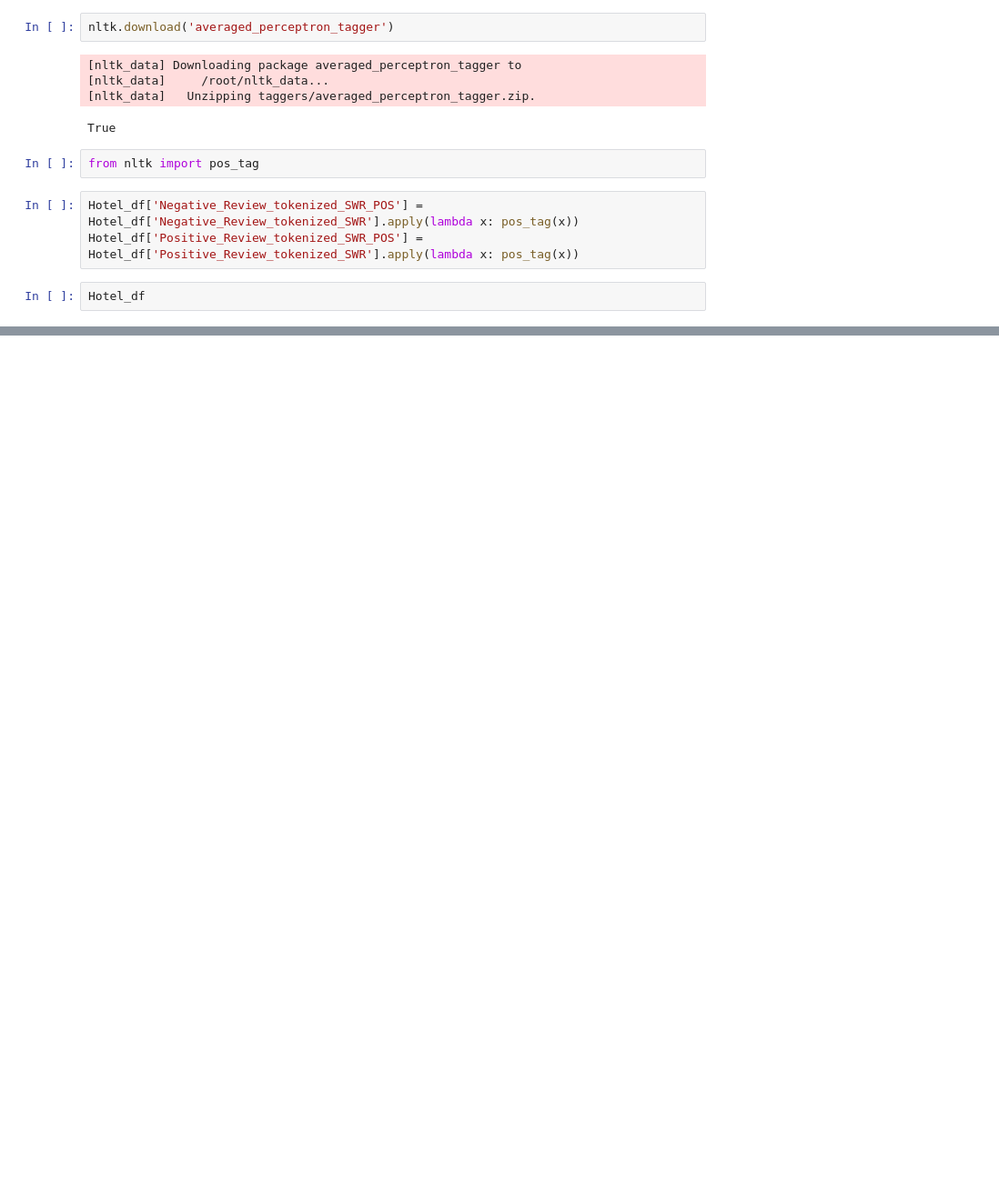
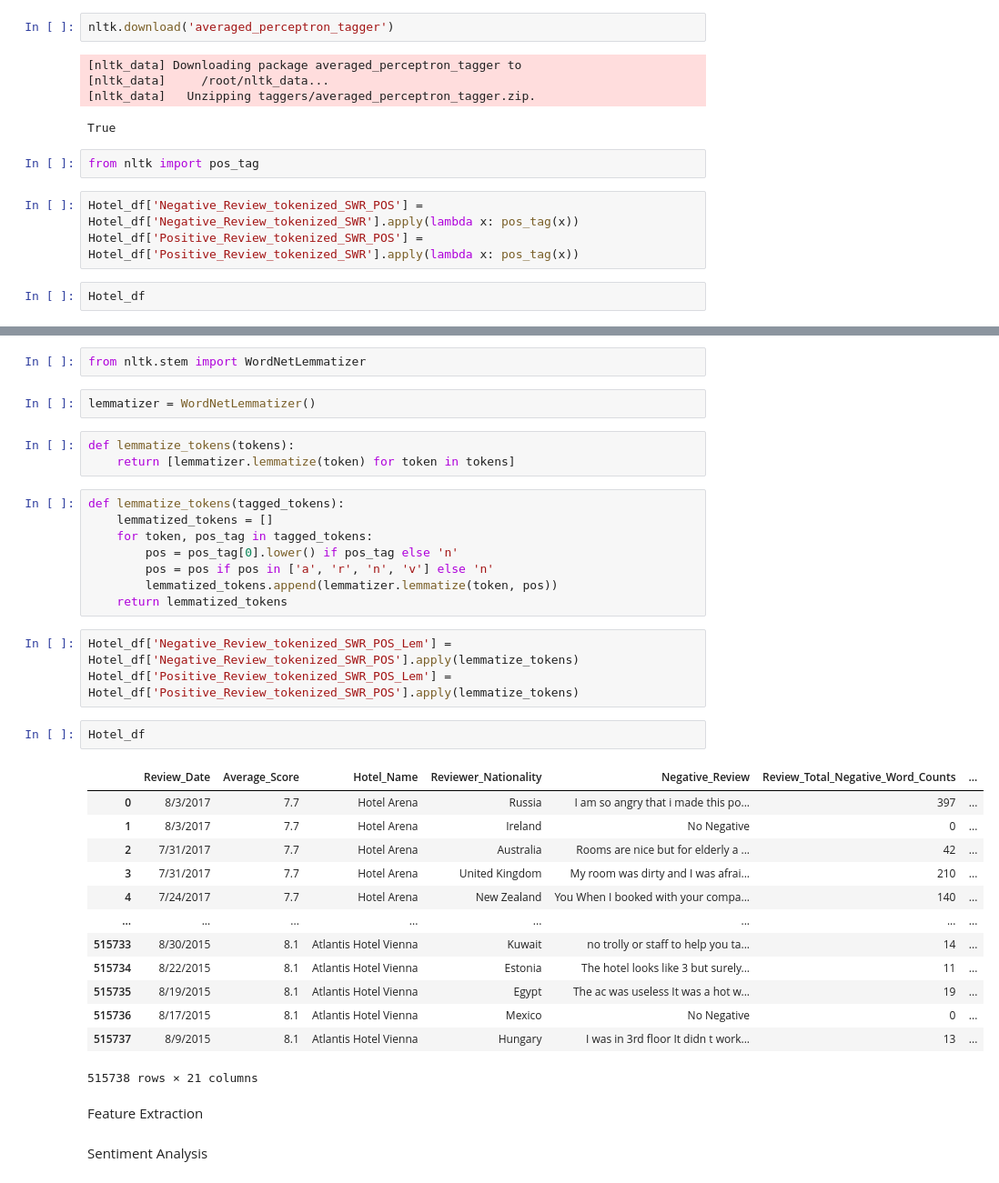
Before and after one commit to BIM-Master/Hotel-Reviews, a Jupyter notebook: Hotel_reviews.ipynb, the cells around one changed output, grey strips where cells are left out. Shown at 91% size. Cells and saved outputs as stored; diff of their text form; blank space fills up the shorter version.

```diff
--- a/Hotel_reviews.ipynb
+++ b/Hotel_reviews.ipynb
@@ -69,0 +126,38 @@ Hotel_df
+# %%
+from nltk.stem import WordNetLemmatizer
+# %%
+lemmatizer = WordNetLemmatizer()
+# %%
+def lemmatize_tokens(tokens):
+    return [lemmatizer.lemmatize(token) for token in tokens]
+# %%
+def lemmatize_tokens(tagged_tokens):
+    lemmatized_tokens = []
+    for token, pos_tag in tagged_tokens:
+        pos = pos_tag[0].lower() if pos_tag else 'n'
+        pos = pos if pos in ['a', 'r', 'n', 'v'] else 'n'
+        lemmatized_tokens.append(lemmatizer.lemmatize(token, pos))
+    return lemmatized_tokens
+# %%
+Hotel_df['Negative_Review_tokenized_SWR_POS_Lem'] = Hotel_df['Negative_Review_tokenized_SWR_POS'].apply(lemmatize_tokens)
+Hotel_df['Positive_Review_tokenized_SWR_POS_Lem'] = Hotel_df['Positive_Review_tokenized_SWR_POS'].apply(lemmatize_tokens)
+# %%
+Hotel_df
+# %% [output]
+|  | Review_Date | Average_Score | Hotel_Name | Reviewer_Nationality | Negative_Review | Review_Total_Negative_Word_Counts | ... |
+| 0 | 8/3/2017 | 7.7 | Hotel Arena | Russia | I am so angry that i made this po... | 397 | ... |
+| 1 | 8/3/2017 | 7.7 | Hotel Arena | Ireland | No Negative | 0 | ... |
+| 2 | 7/31/2017 | 7.7 | Hotel Arena | Australia | Rooms are nice but for elderly a ... | 42 | ... |
+| 3 | 7/31/2017 | 7.7 | Hotel Arena | United Kingdom | My room was dirty and I was afrai... | 210 | ... |
+| 4 | 7/24/2017 | 7.7 | Hotel Arena | New Zealand | You When I booked with your compa... | 140 | ... |
+| ... | ... | ... | ... | ... | ... | ... | ... |
+| 515733 | 8/30/2015 | 8.1 | Atlantis Hotel Vienna | Kuwait | no trolly or staff to help you ta... | 14 | ... |
+| 515734 | 8/22/2015 | 8.1 | Atlantis Hotel Vienna | Estonia | The hotel looks like 3 but surely... | 11 | ... |
+| 515735 | 8/19/2015 | 8.1 | Atlantis Hotel Vienna | Egypt | The ac was useless It was a hot w... | 19 | ... |
+| 515736 | 8/17/2015 | 8.1 | Atlantis Hotel Vienna | Mexico | No Negative | 0 | ... |
+| 515737 | 8/9/2015 | 8.1 | Atlantis Hotel Vienna | Hungary | I was in 3rd floor It didn t work... | 13 | ... |
+515738 rows × 21 columns
+# %% [markdown]
+Feature Extraction
+# %% [markdown]
+Sentiment Analysis
```
Also changed, not shown: parts of 12 cells of this notebook.
